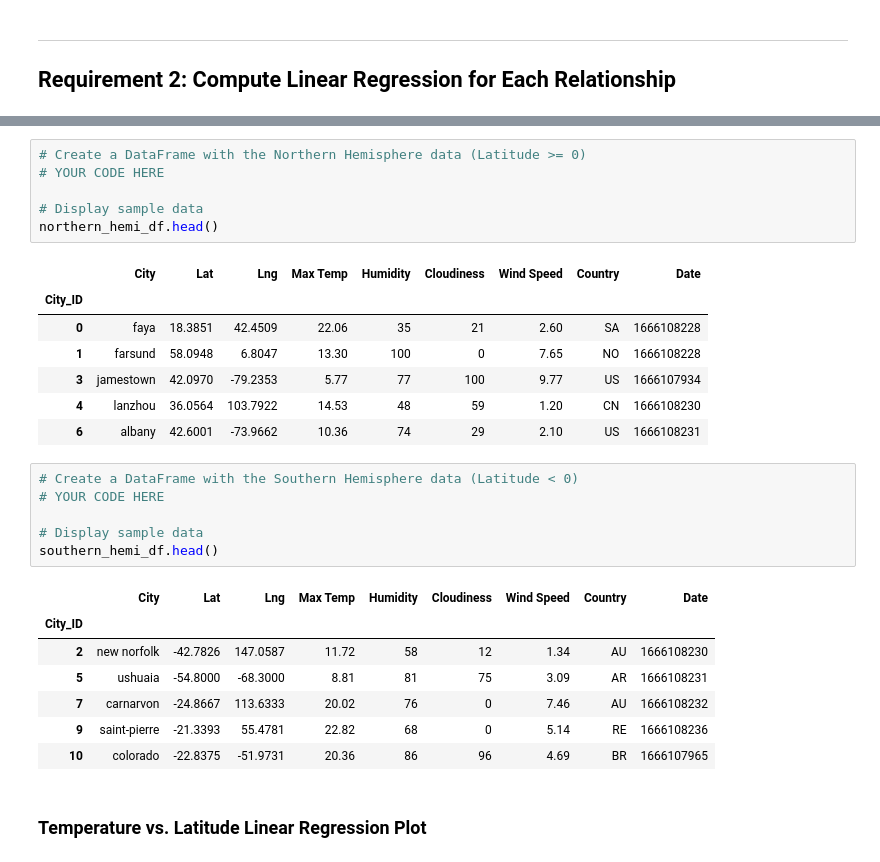
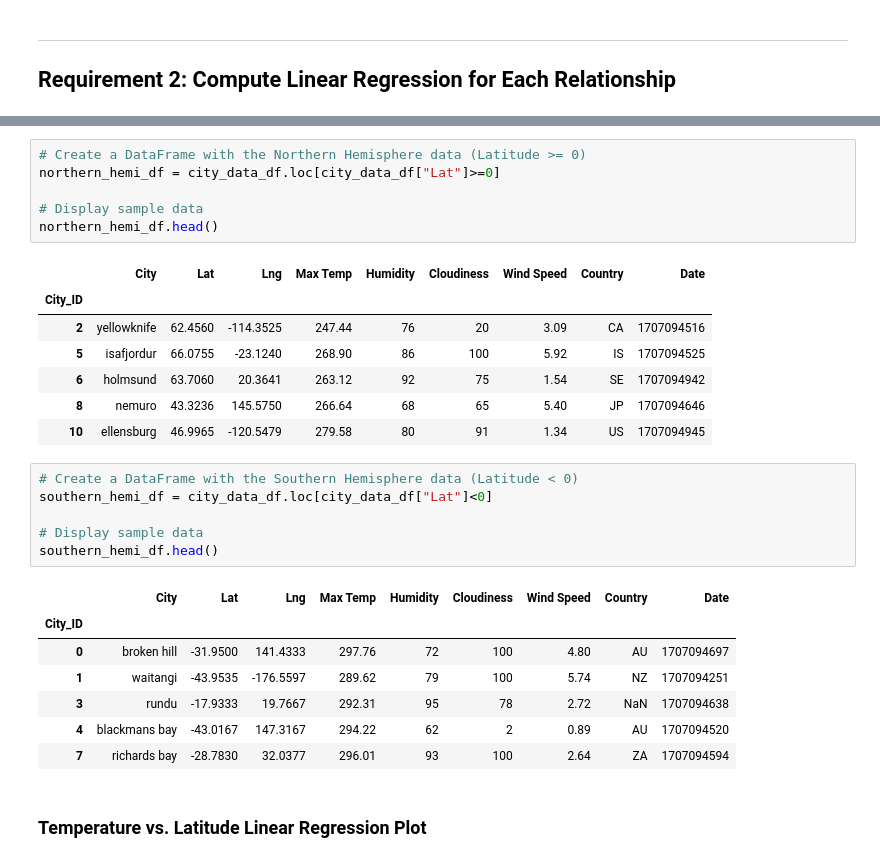
Before and after one commit to JCovarrubias236/python-api-challenge, a Jupyter notebook: Starter_Code/starter_code/WeatherPy.ipynb, the cells around one changed output, grey strips where cells are left out. Saved outputs shown, nothing was run; the diff lists cells and outputs as text.

```diff
--- a/Starter_Code/starter_code/WeatherPy.ipynb
+++ b/Starter_Code/starter_code/WeatherPy.ipynb
@@ -299,30 +315,30 @@ AttributeError: module 'matplotlib.pyplot' has no attribute 'xlabel'
 # %%
 # Create a DataFrame with the Northern Hemisphere data (Latitude >= 0)
-# YOUR CODE HERE
+northern_hemi_df = city_data_df.loc[city_data_df["Lat"]>=0]
 
 # Display sample data
 northern_hemi_df.head()
 # %% [output]
 |  | City | Lat | Lng | Max Temp | Humidity | Cloudiness | Wind Speed | Country | Date |
 | City_ID |  |  |  |  |  |  |  |  |  |
-| 0 | faya | 18.3851 | 42.4509 | 22.06 | 35 | 21 | 2.60 | SA | 1666108228 |
-| 1 | farsund | 58.0948 | 6.8047 | 13.30 | 100 | 0 | 7.65 | NO | 1666108228 |
-| 3 | jamestown | 42.0970 | -79.2353 | 5.77 | 77 | 100 | 9.77 | US | 1666107934 |
-| 4 | lanzhou | 36.0564 | 103.7922 | 14.53 | 48 | 59 | 1.20 | CN | 1666108230 |
-| 6 | albany | 42.6001 | -73.9662 | 10.36 | 74 | 29 | 2.10 | US | 1666108231 |
+| 2 | yellowknife | 62.4560 | -114.3525 | 247.44 | 76 | 20 | 3.09 | CA | 1707094516 |
+| 5 | isafjordur | 66.0755 | -23.1240 | 268.90 | 86 | 100 | 5.92 | IS | 1707094525 |
+| 6 | holmsund | 63.7060 | 20.3641 | 263.12 | 92 | 75 | 1.54 | SE | 1707094942 |
+| 8 | nemuro | 43.3236 | 145.5750 | 266.64 | 68 | 65 | 5.40 | JP | 1707094646 |
+| 10 | ellensburg | 46.9965 | -120.5479 | 279.58 | 80 | 91 | 1.34 | US | 1707094945 |
 # %%
 # Create a DataFrame with the Southern Hemisphere data (Latitude < 0)
-# YOUR CODE HERE
+southern_hemi_df = city_data_df.loc[city_data_df["Lat"]<0]
 
 # Display sample data
 southern_hemi_df.head()
 # %% [output]
 |  | City | Lat | Lng | Max Temp | Humidity | Cloudiness | Wind Speed | Country | Date |
 | City_ID |  |  |  |  |  |  |  |  |  |
-| 2 | new norfolk | -42.7826 | 147.0587 | 11.72 | 58 | 12 | 1.34 | AU | 1666108230 |
-| 5 | ushuaia | -54.8000 | -68.3000 | 8.81 | 81 | 75 | 3.09 | AR | 1666108231 |
-| 7 | carnarvon | -24.8667 | 113.6333 | 20.02 | 76 | 0 | 7.46 | AU | 1666108232 |
-| 9 | saint-pierre | -21.3393 | 55.4781 | 22.82 | 68 | 0 | 5.14 | RE | 1666108236 |
-| 10 | colorado | -22.8375 | -51.9731 | 20.36 | 86 | 96 | 4.69 | BR | 1666107965 |
+| 0 | broken hill | -31.9500 | 141.4333 | 297.76 | 72 | 100 | 4.80 | AU | 1707094697 |
+| 1 | waitangi | -43.9535 | -176.5597 | 289.62 | 79 | 100 | 5.74 | NZ | 1707094251 |
+| 3 | rundu | -17.9333 | 19.7667 | 292.31 | 95 | 78 | 2.72 | NaN | 1707094638 |
+| 4 | blackmans bay | -43.0167 | 147.3167 | 294.22 | 62 | 2 | 0.89 | AU | 1707094520 |
+| 7 | richards bay | -28.7830 | 32.0377 | 296.01 | 93 | 100 | 2.64 | ZA | 1707094594 |
 # %% [markdown]
 ###  Temperature vs. Latitude Linear Regression Plot
```
Also changed, not shown: parts of 37 cells of this notebook, 5 other files.
